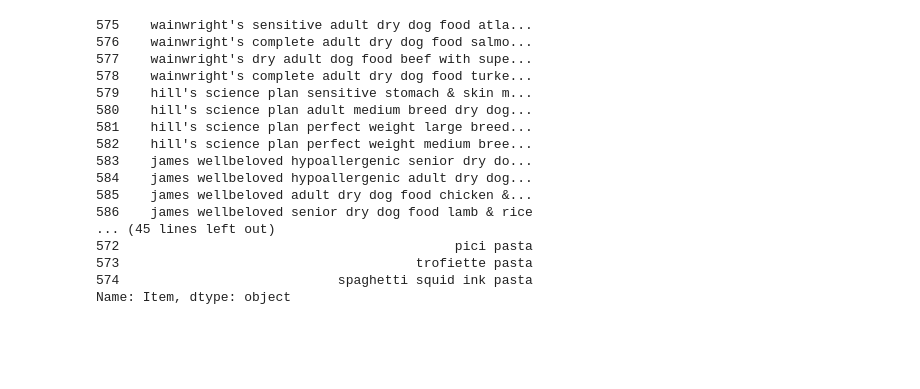
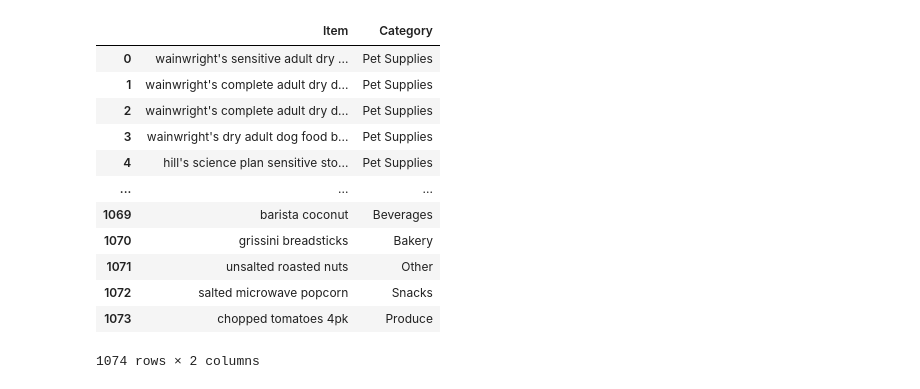
Before and after one commit to clara-popescu/machine-learning, a Jupyter notebook: task-1/prep.ipynb, the cells around one changed output. Cells and saved outputs as stored; diff of their text form; code cells hidden in the pictures; blank space fills up the shorter version.

```diff
--- a/task-1/prep.ipynb
+++ b/task-1/prep.ipynb
@@ -47,10 +47,12 @@ TARGET_CATEGORIES = [
 ]
 
 
-def normalise_category(cat: str) -> str:
+def normalise_category(cat):
     if not cat:
         return "Other"
-    c = cat.strip().lower()
+
+    cat = cat.strip().lower()
+
     mapping = {
         "produce": "Produce",
         "meat & seafood": "Meat & Seafood",
@@ -69,7 +71,11 @@ def normalise_category(cat: str) -> str:
         "pasta & grains": "Pasta & Grains",
         "other": "Other",
     }
-    return mapping.get(c, "Other")
+
+    if cat in mapping:
+        return mapping[cat]
+    else:
+        return "Other"
 # %%
 # open food facts (off) -> manual category mapping -- used ChatGPT to help generate this list
 off_to_manual_category = {
@@ -139,7 +145,8 @@ def fetch_off_page(country: str, page: int, page_size: int = 1000):
         "country": country,
     }
     r = requests.get(url, params=params, timeout=30)
-    r.raise_for_status()
+    if r.status_code != 200:
+        return {}
     return r.json()
 
 
@@ -334,0 +285,5 @@ def build_eataly_food() -> pd.DataFrame:
+# %%
+# build the datasets
+pets_df = build_pets_at_home()
+eataly_df = build_eataly_food()
+off_df = build_off_dataset()
@@ -335,23 +308,26 @@ def build_eataly_food() -> pd.DataFrame:
 # %%
+# combine them into one df
+scraped_df = pd.concat([pets_df, eataly_df, off_df], ignore_index=True)
 
-print(df[df["Category"] == "Pet Supplies"]["Item"].head(30))
-print(df[df["Category"] == "Pasta & Grains"]["Item"].head(30))
+# clean categories one last time
+scraped_df["Category"] = scraped_df["Category"].apply(normalise_category)
+
+# drop duplicates again, just in case
+scraped_df = scraped_df.drop_duplicates(subset=["Item", "Category"]).reset_index(drop=True)
+
+scraped_df
 # %% [output]
+|  | Item | Category |
+| 0 | wainwright's sensitive adult dry ... | Pet Supplies |
+| 1 | wainwright's complete adult dry d... | Pet Supplies |
+| 2 | wainwright's complete adult dry d... | Pet Supplies |
+| 3 | wainwright's dry adult dog food b... | Pet Supplies |
+| 4 | hill's science plan sensitive sto... | Pet Supplies |
+| ... | ... | ... |
+| 1069 | barista coconut | Beverages |
+| 1070 | grissini breadsticks | Bakery |
+| 1071 | unsalted roasted nuts | Other |
+| 1072 | salted microwave popcorn | Snacks |
+| 1073 | chopped tomatoes 4pk | Produce |
-575    wainwright's sensitive adult dry dog food atla...
-576    wainwright's complete adult dry dog food salmo...
-577    wainwright's dry adult dog food beef with supe...
-578    wainwright's complete adult dry dog food turke...
-579    hill's science plan sensitive stomach & skin m...
-580    hill's science plan adult medium breed dry dog...
-581    hill's science plan perfect weight large breed...
-582    hill's science plan perfect weight medium bree...
-583    james wellbeloved hypoallergenic senior dry do...
-584    james wellbeloved hypoallergenic adult dry dog...
-585    james wellbeloved adult dry dog food chicken &...
-586    james wellbeloved senior dry dog food lamb & rice
-... (45 lines left out)
-572                                           pici pasta
-573                                      trofiette pasta
-574                            spaghetti squid ink pasta
-Name: Item, dtype: object
+1074 rows × 2 columns
 # %%
```
Also changed, not shown: parts of 8 cells of this notebook, 8 other files.
